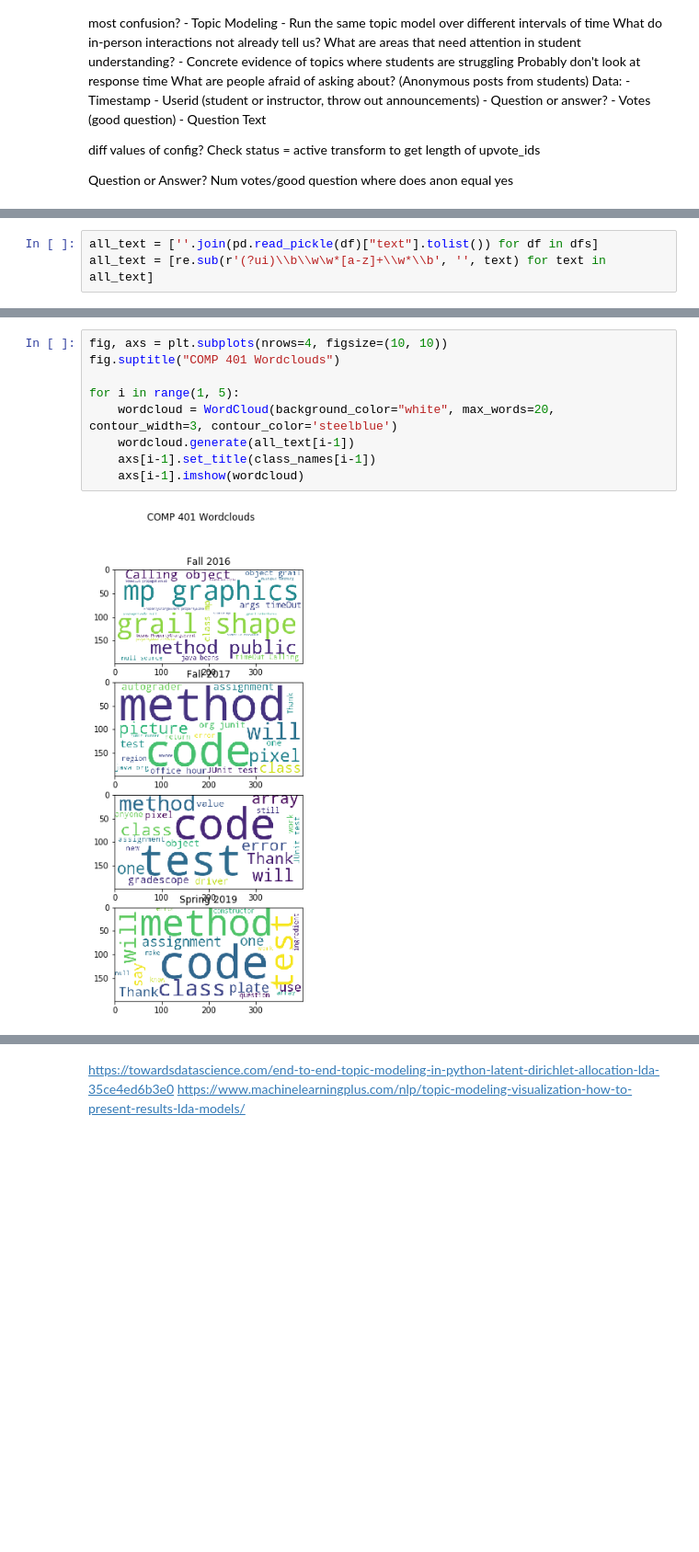
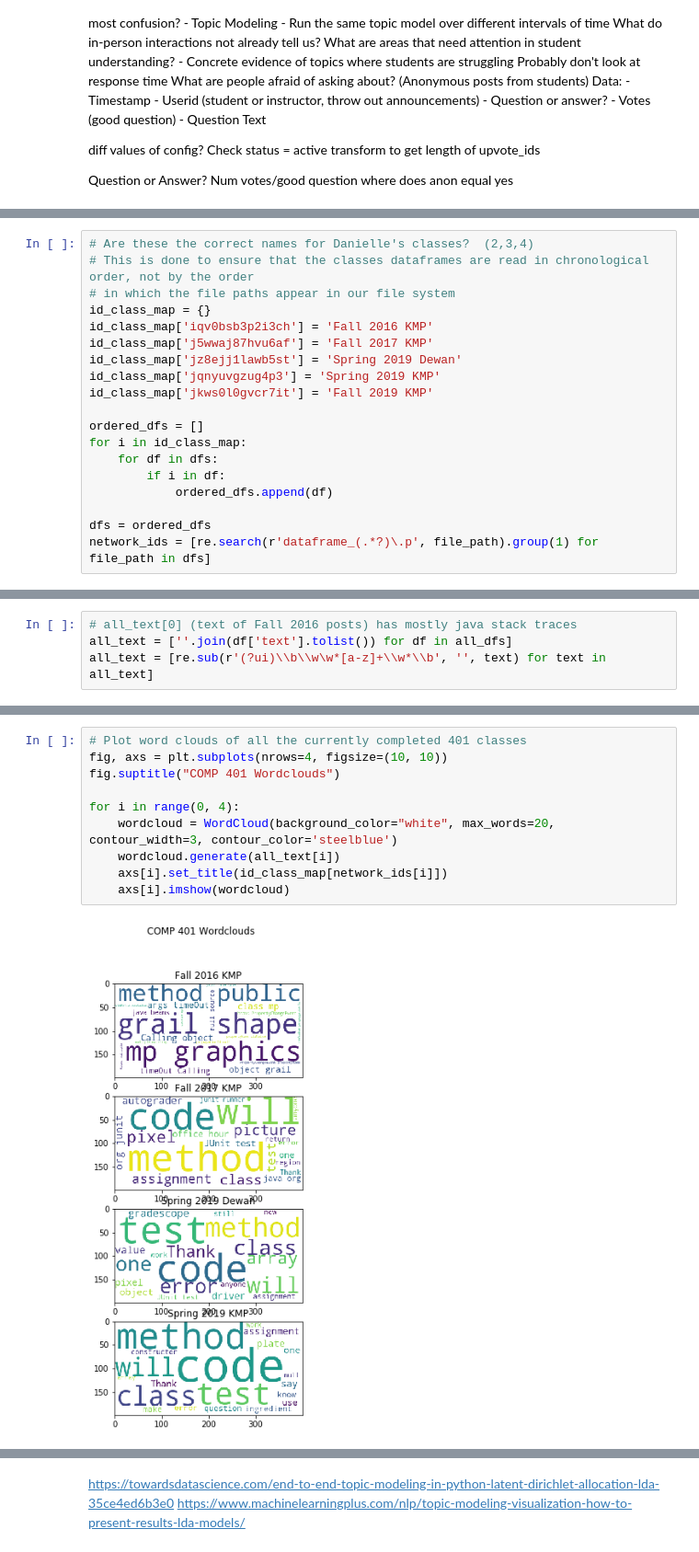
Before and after one commit to akan72/PiazzaTextualAnalysis, a Jupyter notebook: piazzatextualanalysis/data_analysis.ipynb, the cells around one changed output, grey strips where cells are left out. Shown: that part at 92% size. Saved outputs shown, nothing was run; the diff lists cells and outputs as text; blank space fills up the shorter version.

Commit message:
Fix class ordering and clean up data analysis code

```diff
--- a/piazzatextualanalysis/data_analysis.ipynb
+++ b/piazzatextualanalysis/data_analysis.ipynb
@@ -65 +49,20 @@ class_names = {
+# %%
+# Are these the correct names for Danielle's classes?  (2,3,4)
+# This is done to ensure that the classes dataframes are read in chronological order, not by the order
+# in which the file paths appear in our file system
+id_class_map = {}
+id_class_map['iqv0bsb3p2i3ch'] = 'Fall 2016 KMP'
+id_class_map['j5wwaj87hvu6af'] = 'Fall 2017 KMP'
+id_class_map['jz8ejj1lawb5st'] = 'Spring 2019 Dewan'
+id_class_map['jqnyuvgzug4p3'] = 'Spring 2019 KMP'
+id_class_map['jkws0l0gvcr7it'] = 'Fall 2019 KMP'
+
+ordered_dfs = []
+for i in id_class_map:
+    for df in dfs:
+        if i in df:
+            ordered_dfs.append(df)
+
+dfs = ordered_dfs
+network_ids = [re.search(r'dataframe_(.*?)\.p', file_path).group(1) for file_path in dfs]
 # %%
@@ -161,3 +164,4 @@ print(all_topic_words[1])
 # %%
-all_text = [''.join(pd.read_pickle(df)["text"].tolist()) for df in dfs]
+# all_text[0] (text of Fall 2016 posts) has mostly java stack traces
+all_text = [''.join(df['text'].tolist()) for df in all_dfs]
 all_text = [re.sub(r'(?ui)\\b\\w\w*[a-z]+\\w*\\b', '', text) for text in all_text]
@@ -167,12 +168,13 @@ all_text = [re.sub(r'(?ui)\\b\\w\w*[a-z]+\\w*\\b', '', text) for text in all_tex
 # %%
+# Plot word clouds of all the currently completed 401 classes
 fig, axs = plt.subplots(nrows=4, figsize=(10, 10))
 fig.suptitle("COMP 401 Wordclouds")
 
-for i in range(1, 5):
+for i in range(0, 4):
     wordcloud = WordCloud(background_color="white", max_words=20, contour_width=3, contour_color='steelblue')
-    wordcloud.generate(all_text[i-1])
-    axs[i-1].set_title(class_names[i-1])
-    axs[i-1].imshow(wordcloud)
+    wordcloud.generate(all_text[i])
+    axs[i].set_title(id_class_map[network_ids[i]])
+    axs[i].imshow(wordcloud)
 # %% [output]
-[figure, old version]
+[figure, new version]
 # %%
```
Also changed, not shown: parts of 13 cells of this notebook, 7 other files.
